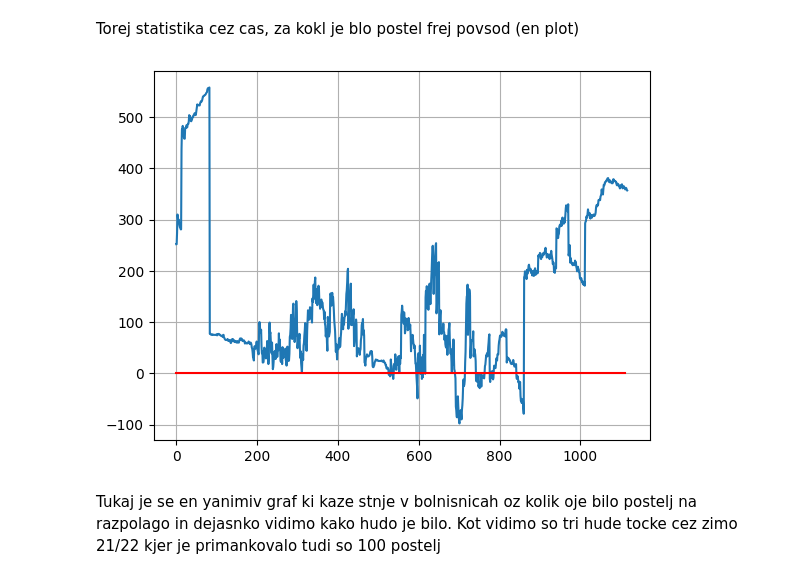
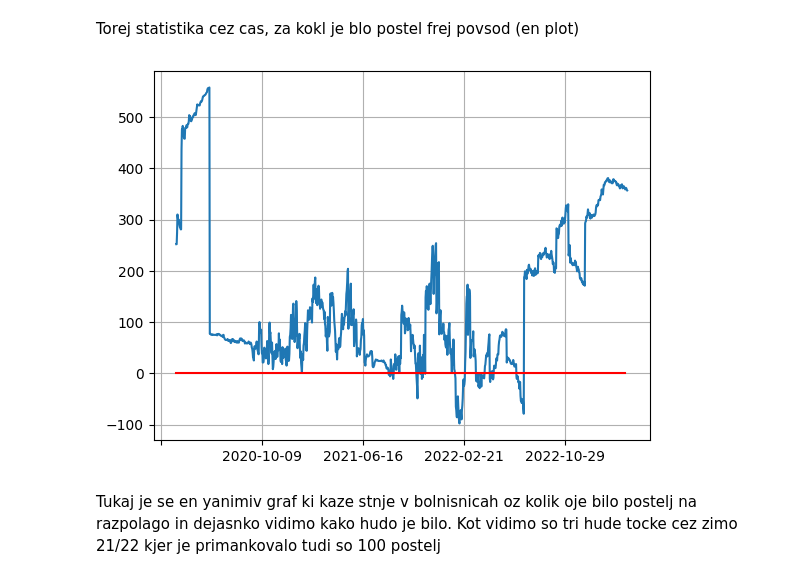
Before and after one commit to NuddleMeister/PR22LPTS, a Jupyter notebook: DataMining/bolnice.ipynb, the cells around one changed output. Cells and saved outputs as stored; diff of their text form; code cells hidden in the pictures.

Commit message:
fixed dates

```diff
--- a/DataMining/bolnice.ipynb
+++ b/DataMining/bolnice.ipynb
@@ -85,13 +94,15 @@ Največja je UKC ljubljana, druga pa UKC Maribor
 # %% [markdown]
 Torej statistika cez cas, za kokl je blo postel frej povsod (en plot)
 # %%
-plt.plot(hospitals["hospital.bed.free"].fillna(0))
+fig, plt = plt.subplots()
+plt.plot(hospitals["date"], hospitals["hospital.bed.free"].fillna(0))
 
 x, y = [0,1111], [0,0]
 plt.plot(x, y, color = 'red')
 
+plt.xaxis.set_major_locator(mdates.DayLocator(interval=250))
 plt.grid()
 # %% [output]
-[figure, old version]
+[figure, new version]
 # %% [markdown]
 Tukaj je se en yanimiv graf ki kaze stnje v bolnisnicah oz kolik oje bilo postelj na razpolago in dejasnko vidimo kako hudo je bilo. Kot vidimo so tri hude tocke cez zimo 21/22 kjer je primankovalo tudi so 100 postelj
```
Also changed, not shown: parts of 3 cells of this notebook, 3 other files.
